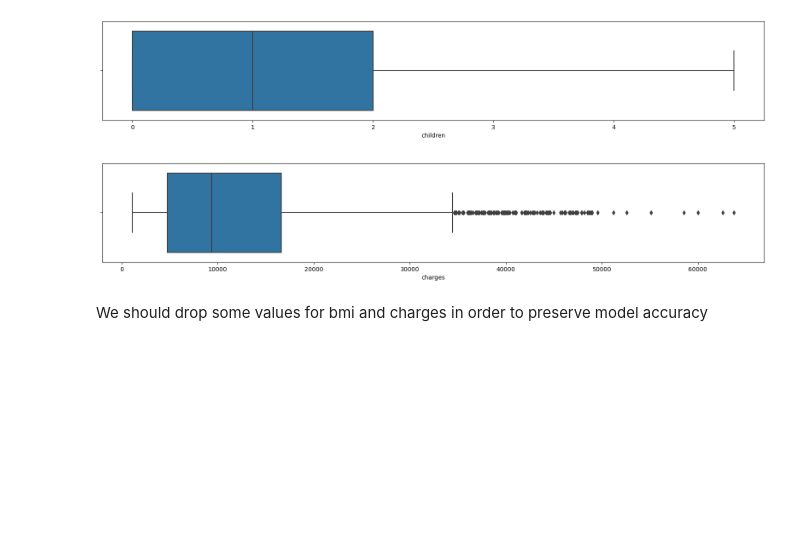
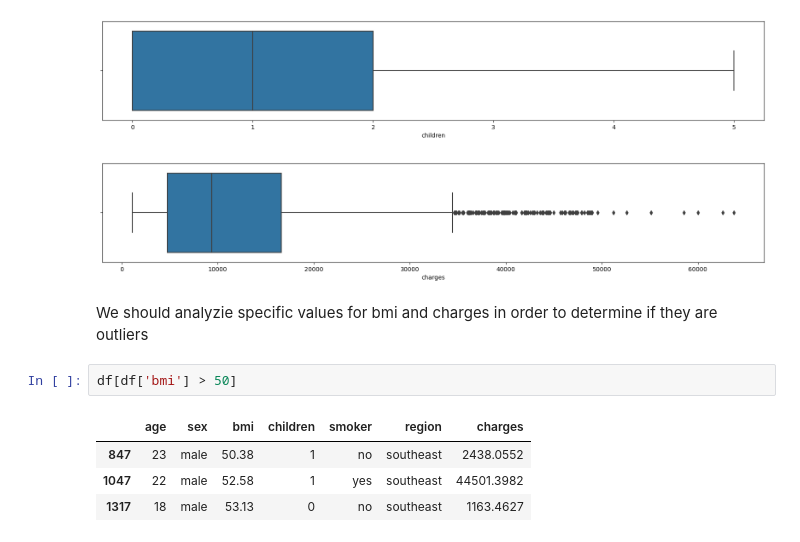
Before and after one commit to Marcos-Verdi/DA_Reg_InsuranceExpenses, a Jupyter notebook: insurance_expenses_analysis.ipynb, the cells around one changed output. Drawn from its saved outputs; the diff is of its cells as text; blank space fills up the shorter version.

```diff
--- a/insurance_expenses_analysis.ipynb
+++ b/insurance_expenses_analysis.ipynb
@@ -191,4 +191,11 @@ for col in num_cols:
 [figure]
 [figure]
 # %% [markdown]
-We should drop some values for bmi and charges in order to preserve model accuracy
+We should analyzie specific values for bmi and charges in order to determine if they are outliers
+# %%
+df[df['bmi'] > 50]
+# %% [output]
+|  | age | sex | bmi | children | smoker | region | charges |
+| 847 | 23 | male | 50.38 | 1 | no | southeast | 2438.0552 |
+| 1047 | 22 | male | 52.58 | 1 | yes | southeast | 44501.3982 |
+| 1317 | 18 | male | 53.13 | 0 | no | southeast | 1163.4627 |
```
Also changed, not shown: parts of 10 cells of this notebook.
